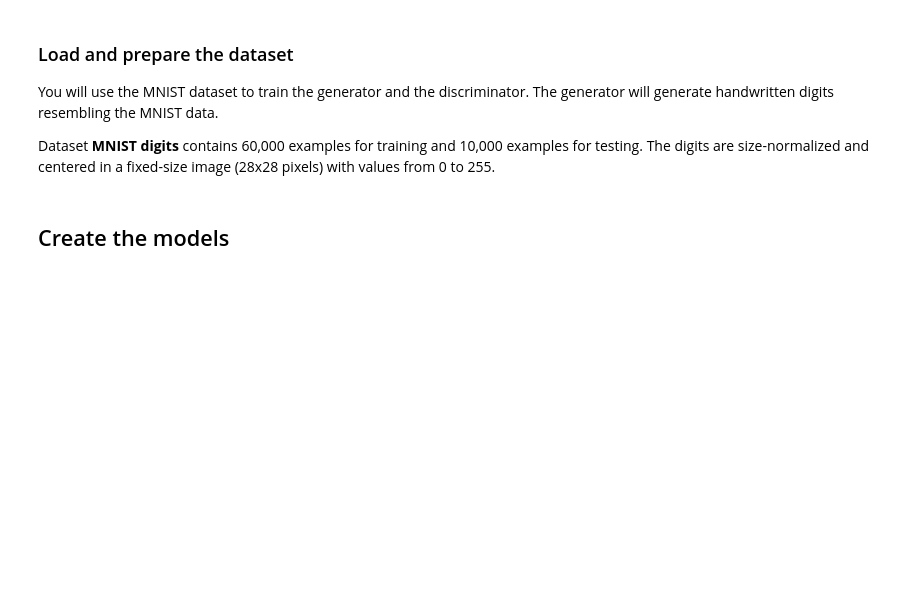
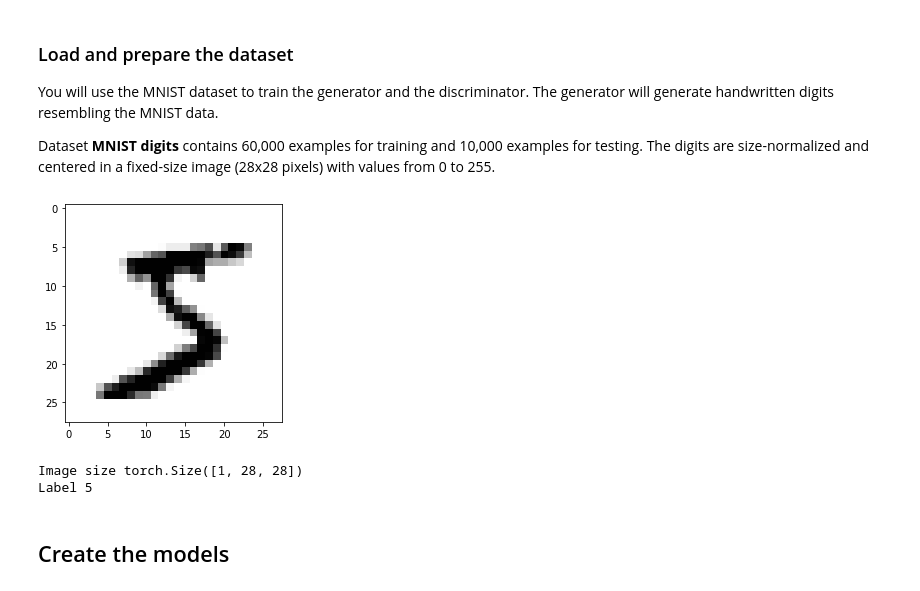
Before and after one commit to tabba98/neural-network, a Jupyter notebook: nndl_2022_lab_07_GAN.ipynb, the cells around one changed output. Cells and saved outputs as stored; diff of their text form; code cells hidden in the pictures; blank space fills up the shorter version.

```diff
--- a/nndl_2022_lab_07_GAN.ipynb
+++ b/nndl_2022_lab_07_GAN.ipynb
@@ -59,12 +60,18 @@ You will use the MNIST dataset to train the generator and the discriminator. The
 Dataset **MNIST digits** contains 60,000 examples for training and 10,000 examples for testing.
 The digits are size-normalized and centered in a fixed-size image (28x28 pixels) with values from 0 to 255.
 # %%
-dataset = None
+dataset = MNIST(root='data/', train=True, download=True,
+                             transform=transforms.Compose([
+                               ToTensor()]))
 image, label = dataset.__getitem__(0)
 plt.imshow(image.squeeze(0),cmap="binary")
 plt.show()
 print("Image size", image.shape)
 print("Label", label)
+# %% [output]
+[figure, added]
+Image size torch.Size([1, 28, 28])
+Label 5
 # %%
 BATCH_SIZE = 128
 device = "cuda" if torch.cuda.is_available() else "cpu"
```
Also changed, not shown: parts of 13 cells of this notebook.
